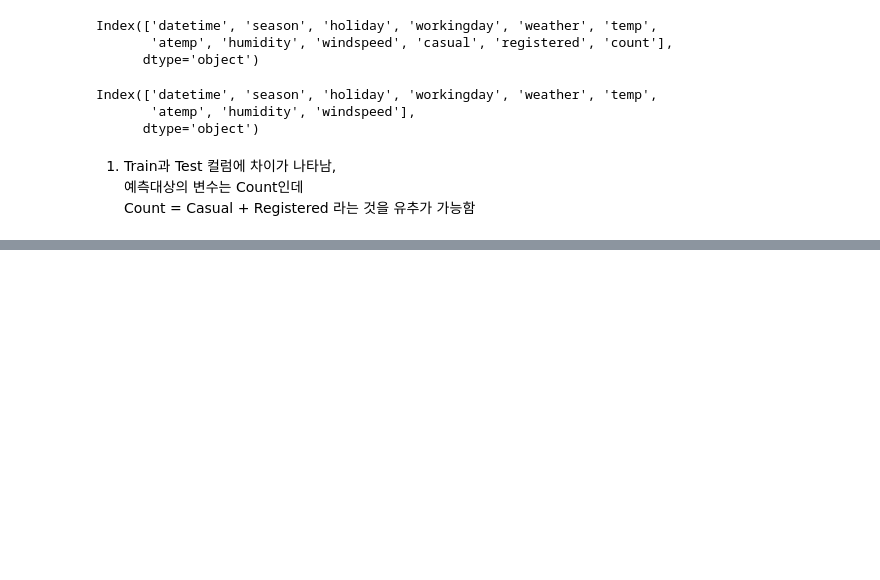
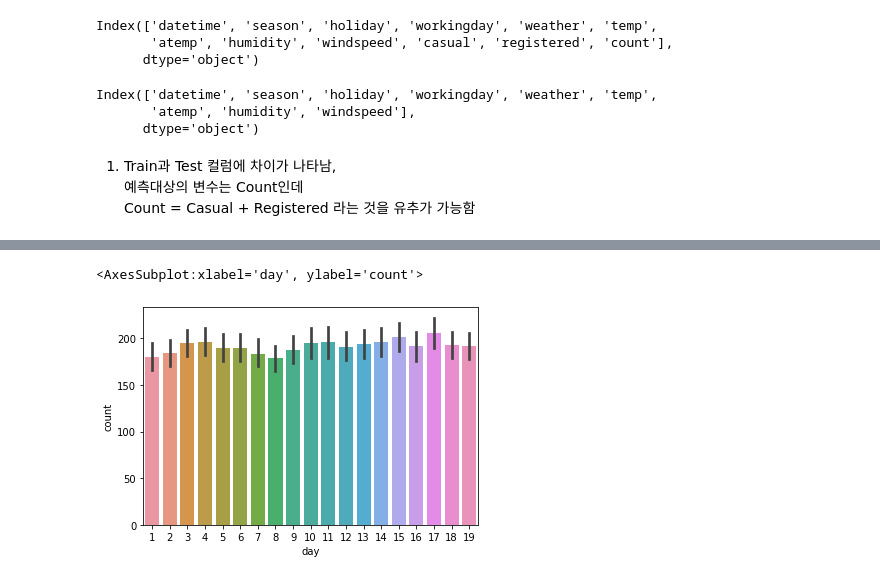
Before and after one commit to EdgeOfNetwork/ML_1.0.1, a Jupyter notebook: practice_data_analytics/bike_sharing_demand_kaggle_practice.ipynb, the cells around one changed output, grey strips where cells are left out. Cells and saved outputs as stored; diff of their text form; code cells hidden in the pictures; blank space fills up the shorter version.

```diff
--- a/practice_data_analytics/bike_sharing_demand_kaggle_practice.ipynb
+++ b/practice_data_analytics/bike_sharing_demand_kaggle_practice.ipynb
@@ -48,0 +133,5 @@ Count = Casual + Registered 라는 것을 유추가 가능함
+# %%
+sns.barplot(data = train, x = 'day', y = 'count')
+# %% [output]
+<AxesSubplot:xlabel='day', ylabel='count'>
+[figure, added]
```
Also changed, not shown: parts of 13 cells of this notebook.
